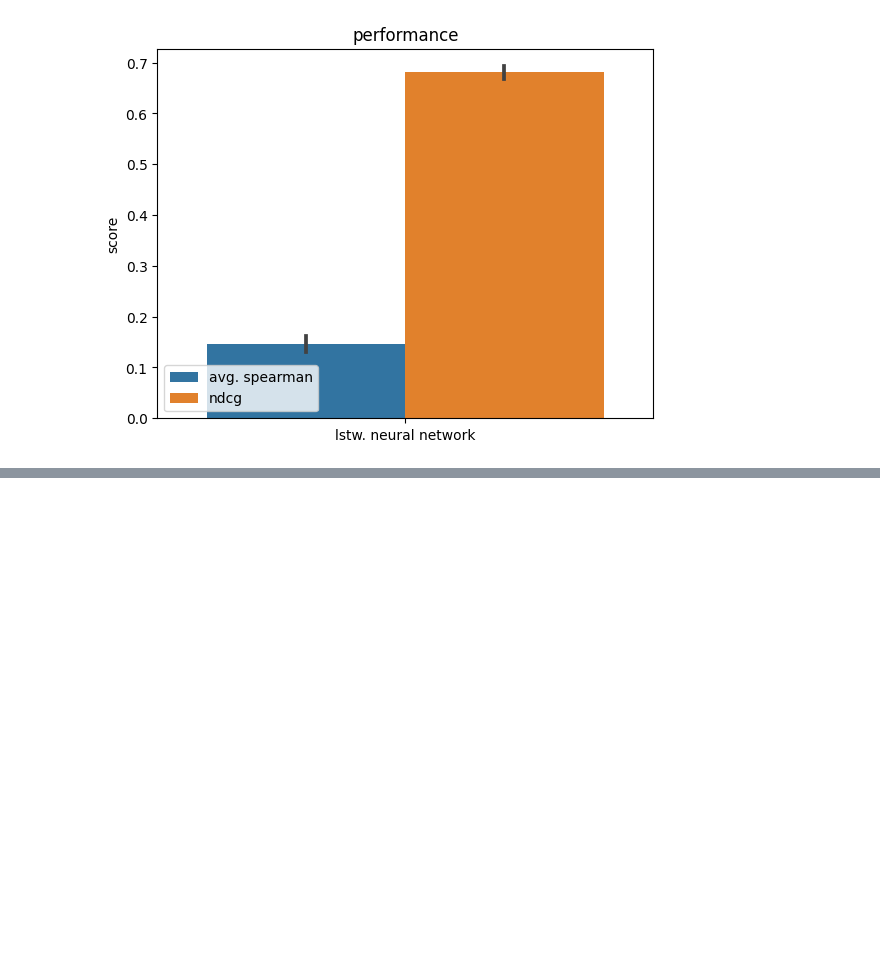
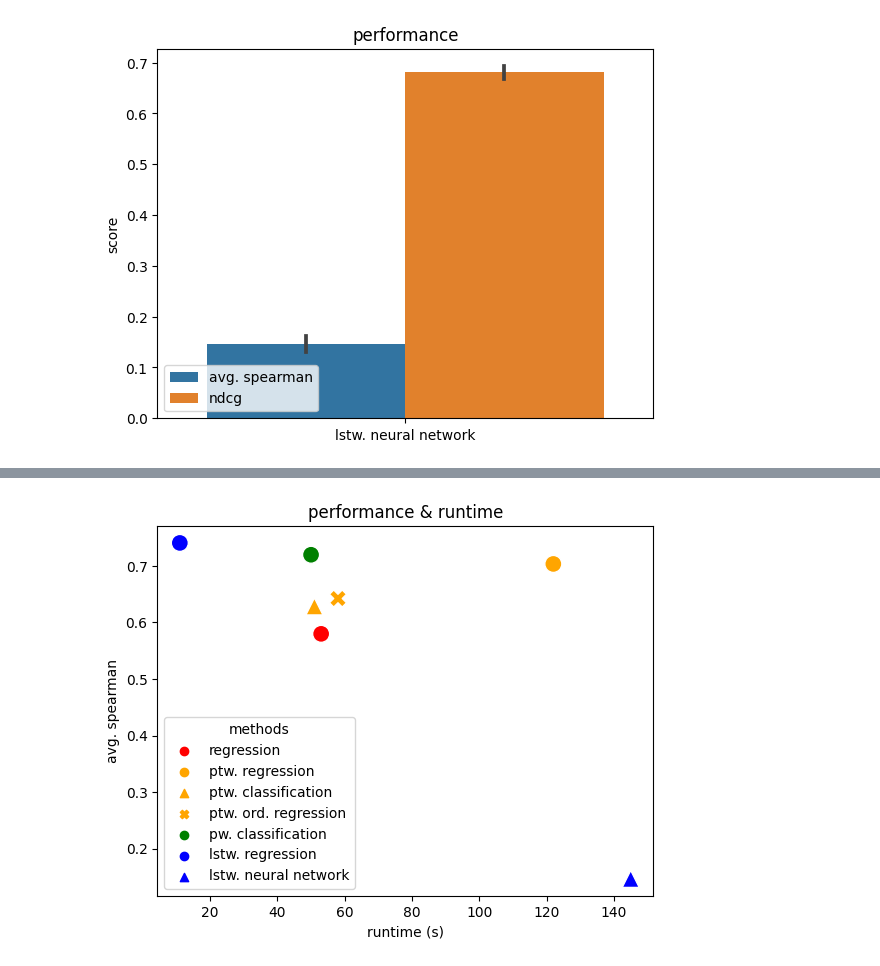
Before and after one commit to Sidies/ranking_encoders, a Jupyter notebook: notebooks/visualization/listwise/diagrams.ipynb, the cells around one changed output, grey strips where cells are left out. Saved outputs shown, nothing was run; the diff lists cells and outputs as text; code cells hidden in the pictures; blank space fills up the shorter version.

Commit message:
measured runtimes of methods on infrastructure

```diff
--- a/notebooks/visualization/listwise/diagrams.ipynb
+++ b/notebooks/visualization/listwise/diagrams.ipynb
@@ -195,0 +221,6 @@ plt.show()
+# %%
+runtime_data = data[data['tuning'].isna() & data['metric'].isin(['avg. spearman'])]
+runtime_data = runtime_data[['approach', 'score', 'runtime']]
+runtime_data = runtime_data.groupby('approach').mean().reset_index()
+
+display(runtime_data)
@@ -195,0 +237,32 @@ plt.show()
+# %%
+runtime_data = runtime_data.set_index('approach').reindex([
+    'regression',
+    'ptw. regression',
+    'ptw. classification',
+    'ptw. ord. regression',
+    'pw. classification',
+    'lstw. regression',
+    'lstw. neural network'
+]).reset_index()
+
+markers = ['o', 'o', '^', 'X', 'o', 'o', '^']
+colors = ['red', 'orange', 'orange', 'orange', 'green', 'blue', 'blue']
+
+sns.scatterplot(
+    data=runtime_data,
+    x='runtime',
+    y='score',
+    hue='approach',
+    style='approach',
+    markers=markers,
+    palette=colors,
+    s=150
+)
+plt.xlabel('runtime (s)')
+plt.ylabel('avg. spearman')
+plt.title('performance & runtime')
+plt.legend(title='methods')
+plt.savefig('runtimes.svg', bbox_inches='tight')
+plt.show()
+# %% [output]
+[figure, added]
```
Also changed, not shown: parts of 5 cells of this notebook, 23 other files.
